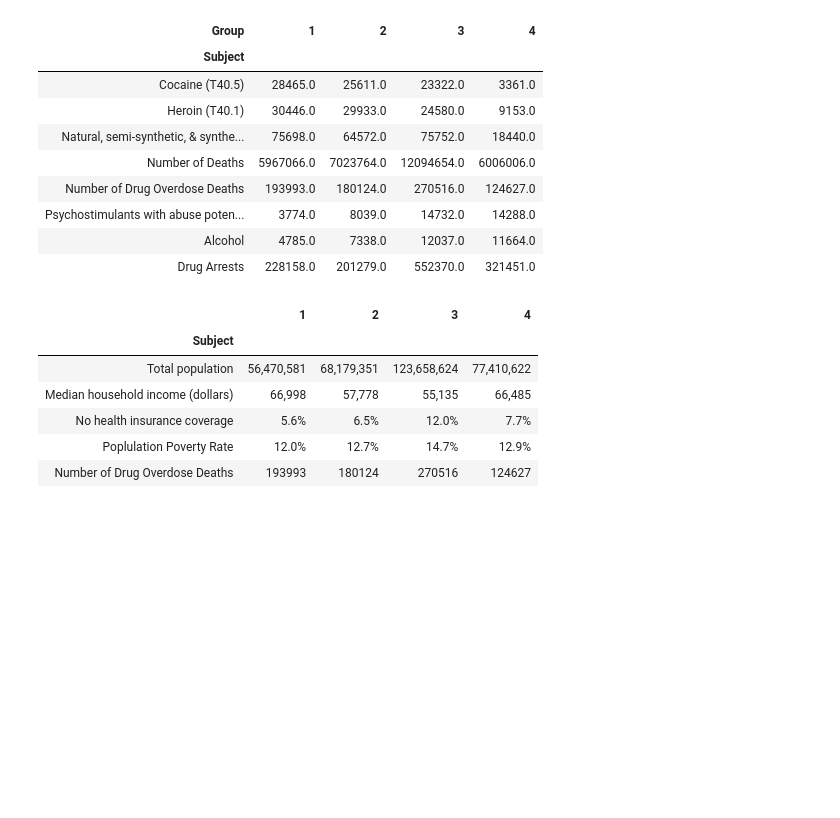
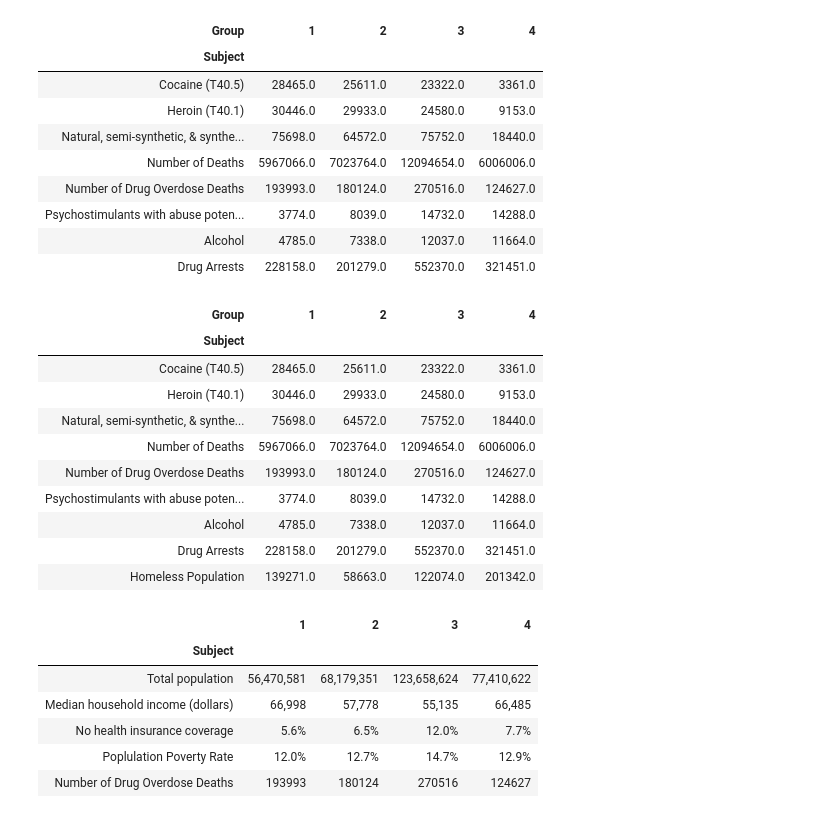
Before and after one commit to linmck/group_project_1, a Jupyter notebook: Data_munge.ipynb, the cells around one changed output. Saved outputs shown, nothing was run; the diff lists cells and outputs as text; code cells hidden in the pictures; blank space fills up the shorter version.

```diff
--- a/Data_munge.ipynb
+++ b/Data_munge.ipynb
@@ -162,6 +162,28 @@ reg_pivot
 | Psychostimulants with abuse poten... | 3774.0 | 8039.0 | 14732.0 | 14288.0 |
 | Alcohol | 4785.0 | 7338.0 | 12037.0 | 11664.0 |
 | Drug Arrests | 228158.0 | 201279.0 | 552370.0 | 321451.0 |
+# %%
+#Importing homelessness data, adding
+homeless_df = pd.read_csv("Resources/homelessness_by_region.csv")
+homeless_df["Subject"] = homeless_df["Region"]
+homeless_df["Subject"] = ("1","2","3","4")
+homeless_df = homeless_df.set_index("Subject")
+homeless_df = homeless_df.rename(columns={"Homeless Population (2017)":"Homeless Population"})
+homeless_data = homeless_df["Homeless Population"]
+reg_pivot = reg_pivot.append(homeless_data)
+reg_pivot
+# %% [output]
+| Group | 1 | 2 | 3 | 4 |
+| Subject |  |  |  |  |
+| Cocaine (T40.5) | 28465.0 | 25611.0 | 23322.0 | 3361.0 |
+| Heroin (T40.1) | 30446.0 | 29933.0 | 24580.0 | 9153.0 |
+| Natural, semi-synthetic, & synthe... | 75698.0 | 64572.0 | 75752.0 | 18440.0 |
+| Number of Deaths | 5967066.0 | 7023764.0 | 12094654.0 | 6006006.0 |
+| Number of Drug Overdose Deaths | 193993.0 | 180124.0 | 270516.0 | 124627.0 |
+| Psychostimulants with abuse poten... | 3774.0 | 8039.0 | 14732.0 | 14288.0 |
+| Alcohol | 4785.0 | 7338.0 | 12037.0 | 11664.0 |
+| Drug Arrests | 228158.0 | 201279.0 | 552370.0 | 321451.0 |
+| Homeless Population | 139271.0 | 58663.0 | 122074.0 | 201342.0 |
 # %%
 #Importing census data, adding fatality data
 census_df = pd.read_csv("Resources/2017 Census Population Statistics.csv")
```
Also changed, not shown: 1 other file.
